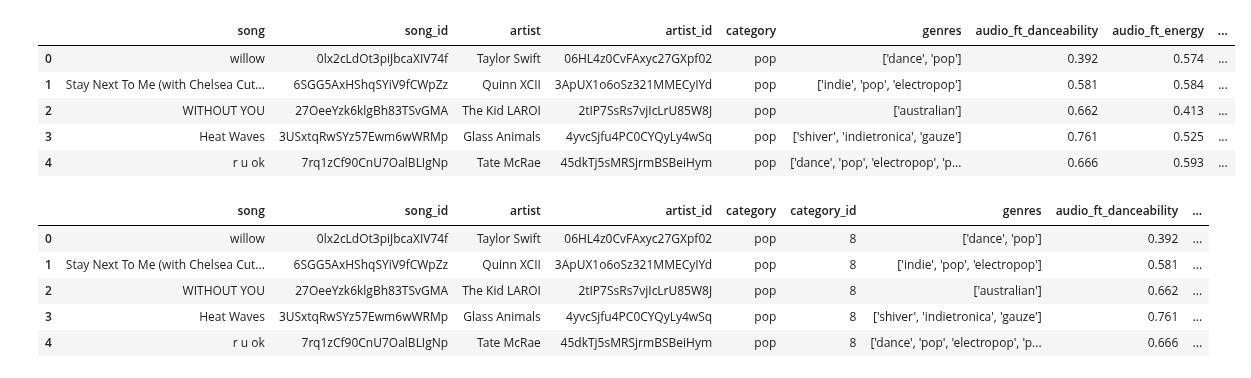
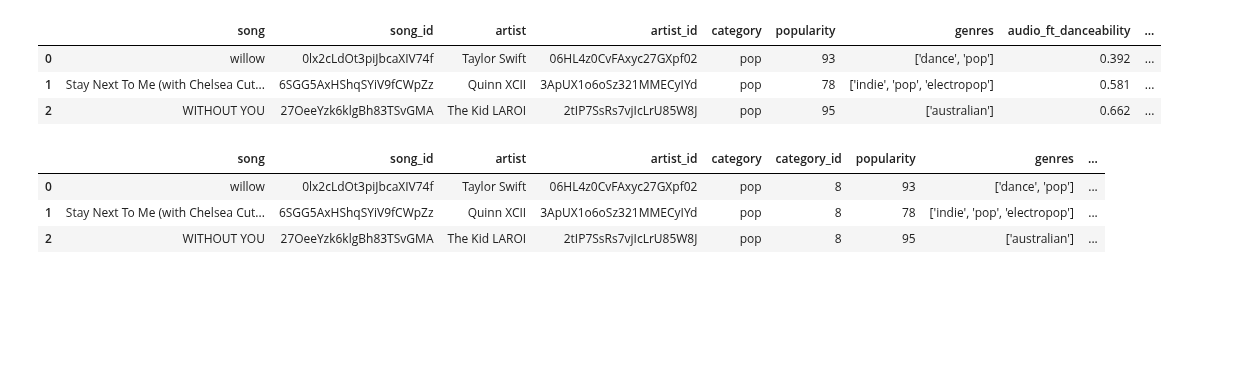
Before and after one commit to hannahkidwell/NLP-Spotify-Genres, a Jupyter notebook: Notebooks/PySpark_NLP.ipynb, the cells around one changed output. Cells and saved outputs as stored; diff of their text form; code cells hidden in the pictures; blank space fills up the shorter version.

```diff
--- a/Notebooks/PySpark_NLP.ipynb
+++ b/Notebooks/PySpark_NLP.ipynb
@@ -32,21 +25,19 @@ gauth.credentials = GoogleCredentials.get_application_default()
 drive = GoogleDrive(gauth)
 # %%
 # Shareable link
-link = 'https://drive.google.com/file/d/1pFmCSD7c4HEB9IRhGweuIE8SKi42M0lL/view?usp=sharing'
-id = '1pFmCSD7c4HEB9IRhGweuIE8SKi42M0lL'
+link = 'https://drive.google.com/file/d/1e2HjzljCHSDLqJWOMZ_noMzklSAgYTws/view?usp=sharing'
+id = '1e2HjzljCHSDLqJWOMZ_noMzklSAgYTws'
 # %%
 # Read in DataFrame
 downloaded = drive.CreateFile({'id': id})
-downloaded.GetContentFile('song_lyrics.csv')
-song_lyrics_df = pd.read_csv('song_lyrics.csv')
-song_lyrics_df.head()
+downloaded.GetContentFile('song_lyrics_popularity.csv')
+song_lyrics_df = pd.read_csv('song_lyrics_popularity.csv')
+song_lyrics_df.head(3)
 # %% [output]
-|  | song | song_id | artist | artist_id | category | genres | audio_ft_danceability | audio_ft_energy | ... |
-| 0 | willow | 0lx2cLdOt3piJbcaXIV74f | Taylor Swift | 06HL4z0CvFAxyc27GXpf02 | pop | ['dance', 'pop'] | 0.392 | 0.574 | ... |
-| 1 | Stay Next To Me (with Chelsea Cut... | 6SGG5AxHShqSYiV9fCWpZz | Quinn XCII | 3ApUX1o6oSz321MMECyIYd | pop | ['indie', 'pop', 'electropop'] | 0.581 | 0.584 | ... |
-| 2 | WITHOUT YOU | 27OeeYzk6klgBh83TSvGMA | The Kid LAROI | 2tIP7SsRs7vjIcLrU85W8J | pop | ['australian'] | 0.662 | 0.413 | ... |
-| 3 | Heat Waves | 3USxtqRwSYz57Ewm6wWRMp | Glass Animals | 4yvcSjfu4PC0CYQyLy4wSq | pop | ['shiver', 'indietronica', 'gauze'] | 0.761 | 0.525 | ... |
-| 4 | r u ok | 7rq1zCf90CnU7OalBLIgNp | Tate McRae | 45dkTj5sMRSjrmBSBeiHym | pop | ['dance', 'pop', 'electropop', 'p... | 0.666 | 0.593 | ... |
+|  | song | song_id | artist | artist_id | category | popularity | genres | audio_ft_danceability | ... |
+| 0 | willow | 0lx2cLdOt3piJbcaXIV74f | Taylor Swift | 06HL4z0CvFAxyc27GXpf02 | pop | 93 | ['dance', 'pop'] | 0.392 | ... |
+| 1 | Stay Next To Me (with Chelsea Cut... | 6SGG5AxHShqSYiV9fCWpZz | Quinn XCII | 3ApUX1o6oSz321MMECyIYd | pop | 78 | ['indie', 'pop', 'electropop'] | 0.581 | ... |
+| 2 | WITHOUT YOU | 27OeeYzk6klgBh83TSvGMA | The Kid LAROI | 2tIP7SsRs7vjIcLrU85W8J | pop | 95 | ['australian'] | 0.662 | ... |
 # %%
 # Remove the songs without lyrics
 song_lyrics_df = song_lyrics_df.dropna()
@@ -63,14 +54,12 @@ song_lyrics_df.insert(5, 'category_id', new_column)
 # Save DataFrame to CSV
 song_lyrics_df.to_csv('encoded_df.csv', index=False)
 #files.download('encoded_df.csv')
-song_lyrics_df.head()
+song_lyrics_df.head(3)
 # %% [output]
-|  | song | song_id | artist | artist_id | category | category_id | genres | audio_ft_danceability | ... |
-| 0 | willow | 0lx2cLdOt3piJbcaXIV74f | Taylor Swift | 06HL4z0CvFAxyc27GXpf02 | pop | 8 | ['dance', 'pop'] | 0.392 | ... |
-| 1 | Stay Next To Me (with Chelsea Cut... | 6SGG5AxHShqSYiV9fCWpZz | Quinn XCII | 3ApUX1o6oSz321MMECyIYd | pop | 8 | ['indie', 'pop', 'electropop'] | 0.581 | ... |
-| 2 | WITHOUT YOU | 27OeeYzk6klgBh83TSvGMA | The Kid LAROI | 2tIP7SsRs7vjIcLrU85W8J | pop | 8 | ['australian'] | 0.662 | ... |
-| 3 | Heat Waves | 3USxtqRwSYz57Ewm6wWRMp | Glass Animals | 4yvcSjfu4PC0CYQyLy4wSq | pop | 8 | ['shiver', 'indietronica', 'gauze'] | 0.761 | ... |
-| 4 | r u ok | 7rq1zCf90CnU7OalBLIgNp | Tate McRae | 45dkTj5sMRSjrmBSBeiHym | pop | 8 | ['dance', 'pop', 'electropop', 'p... | 0.666 | ... |
+|  | song | song_id | artist | artist_id | category | category_id | popularity | genres | ... |
+| 0 | willow | 0lx2cLdOt3piJbcaXIV74f | Taylor Swift | 06HL4z0CvFAxyc27GXpf02 | pop | 8 | 93 | ['dance', 'pop'] | ... |
+| 1 | Stay Next To Me (with Chelsea Cut... | 6SGG5AxHShqSYiV9fCWpZz | Quinn XCII | 3ApUX1o6oSz321MMECyIYd | pop | 8 | 78 | ['indie', 'pop', 'electropop'] | ... |
+| 2 | WITHOUT YOU | 27OeeYzk6klgBh83TSvGMA | The Kid LAROI | 2tIP7SsRs7vjIcLrU85W8J | pop | 8 | 95 | ['australian'] | ... |
 # %%
 import os
 # Find the latest version of spark 3.0  from http://www-us.apache.org/dist/spark/ and enter as the spark version
```
Also changed, not shown: parts of 25 cells of this notebook.
